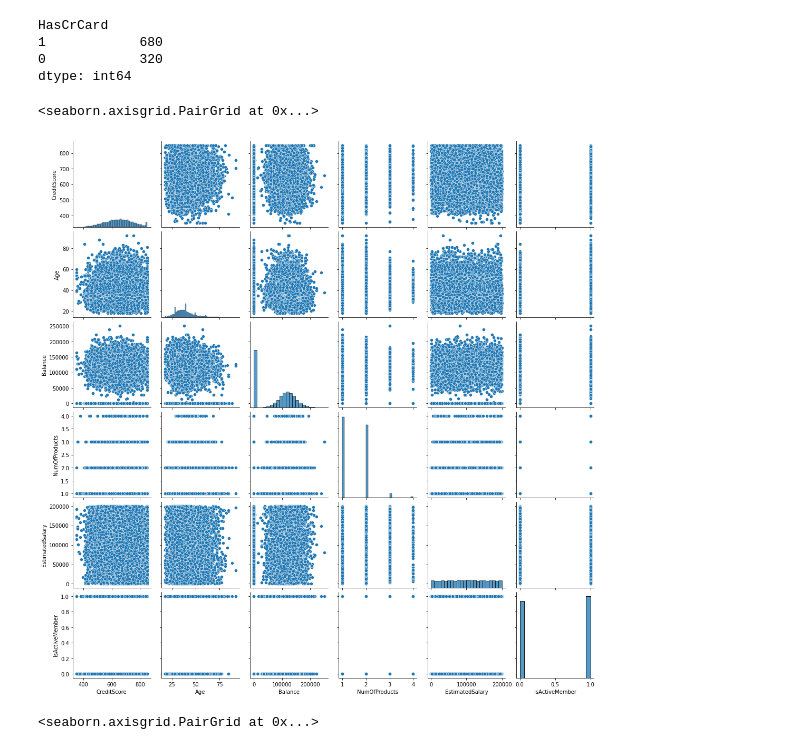
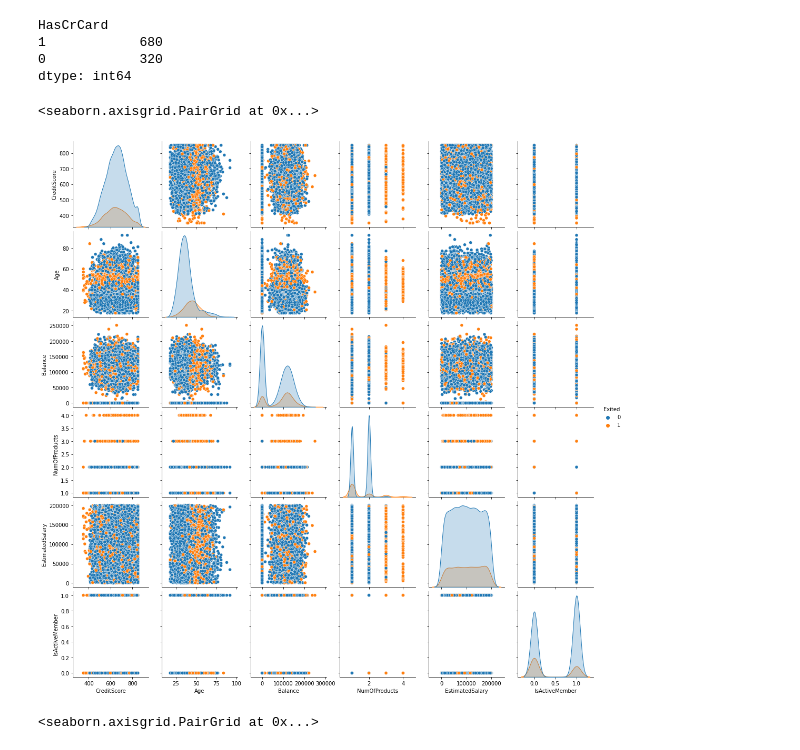
Before and after one commit to traderlucas/Desafio_Indicium_Tech, a Jupyter notebook: data_analise.ipynb, the cells around one changed output. Saved outputs shown, nothing was run; the diff lists cells and outputs as text; code cells hidden in the pictures.

```diff
--- a/data_analise.ipynb
+++ b/data_analise.ipynb
@@ -304,10 +301,10 @@ HasCrCard
 dtype: int64
 # %%
 sns.pairplot(data[['CreditScore', 'Age', 'Balance',
-                    'NumOfProducts', 'EstimatedSalary', 'IsActiveMember']])
+                    'NumOfProducts', 'EstimatedSalary', 'IsActiveMember', 'Exited']], hue='Exited')
 # %% [output]
 <seaborn.axisgrid.PairGrid at 0x...>
-[figure, old version]
+[figure, new version]
 # %%
 sns.pairplot(teste[['CreditScore', 'Age', 'Balance',
                     'NumOfProducts', 'EstimatedSalary', 'IsActiveMember']])
```
Also changed, not shown: parts of 1 cell of this notebook.
